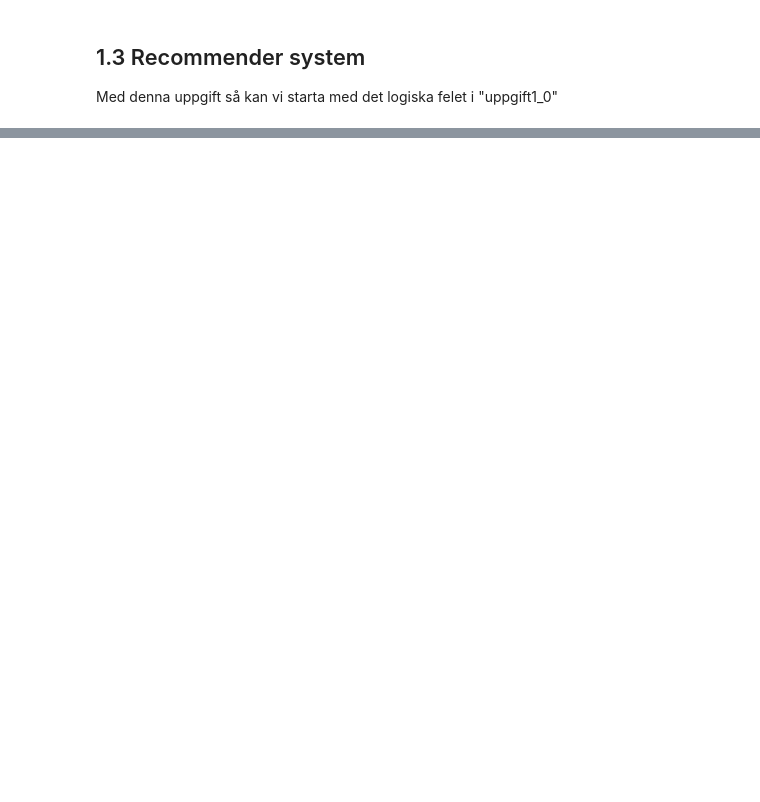
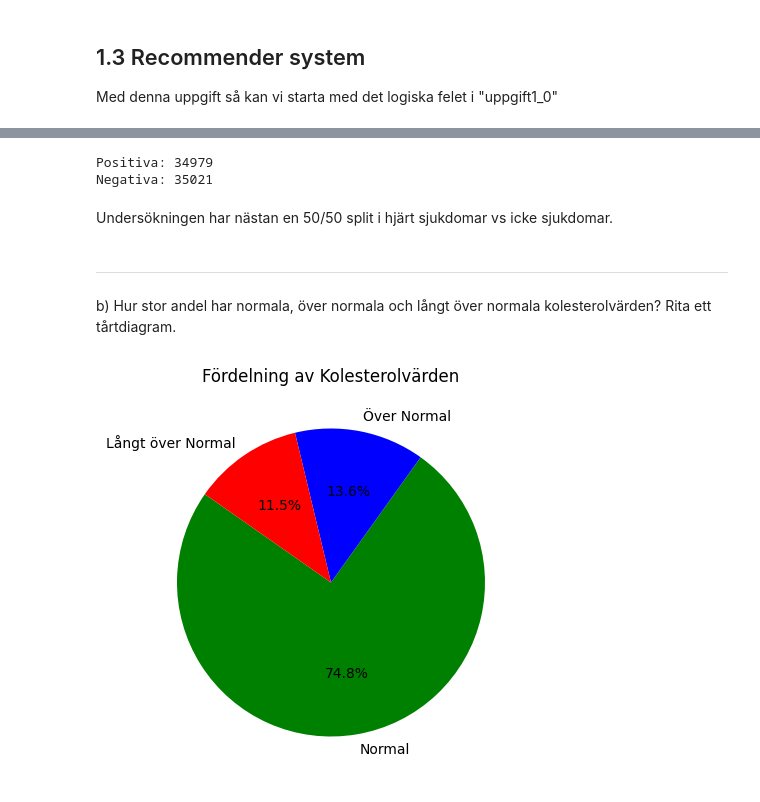
Before and after one commit to Markofbear/AI-Bjorn-Lagerblad-OPA23, a Jupyter notebook: labs/labb1/labb1.ipynb, the cells around one changed output, grey strips where cells are left out. Drawn from its saved outputs; the diff is of its cells as text; code cells hidden in the pictures; blank space fills up the shorter version.

```diff
--- a/labs/labb1/labb1.ipynb
+++ b/labs/labb1/labb1.ipynb
@@ -314,0 +326,11 @@ Med denna uppgift så kan vi starta med det logiska felet i "uppgift1_0"
+# %%
+# startar med en utskrift av datan för att se vad vi har att jobba med
+
+import pandas as pd
+import matplotlib.pyplot as plt
+import seaborn as sns
+
+file_path = "../../data/cardio_train.csv"
+data = pd.read_csv(file_path, sep=';')  # Separator för lättare läsning av datan
+
+print(data.head())
@@ -314,0 +351,26 @@ Med denna uppgift så kan vi starta med det logiska felet i "uppgift1_0"
+# %%
+# Räkna antalet positiva och negativa tagen från kaggle för att finna rätt data
+count_cardio = data["cardio"].value_counts()
+
+
+print(f"Positiva: {count_cardio[1]}")
+print(f"Negativa: {count_cardio[0]}")
+# %% [output]
+Positiva: 34979
+Negativa: 35021
+# %% [markdown]
+Undersökningen har nästan en 50/50 split i hjärt sjukdomar vs icke sjukdomar.
+# %% [markdown]
+---
+b) Hur stor andel har normala, över normala och långt över normala kolesterolvärden? Rita ett tårtdiagram.
+# %%
+cholesterol_counts = data["cholesterol"].value_counts(normalize=True)  # normalize=true ger andelen istället för räkningen
+
+labels = ["Normal", "Över Normal", "Långt över Normal"]
+colors = ["green","blue","red"]
+plt.figure(figsize=(5, 5))
+plt.pie(cholesterol_counts, labels=labels, colors=colors, autopct="%1.1f%%", startangle=145)
+plt.title("Fördelning av Kolesterolvärden")
+plt.show()
+# %% [output]
+[figure, added]
```
Also changed, not shown: parts of 20 cells of this notebook, 2 other files.
